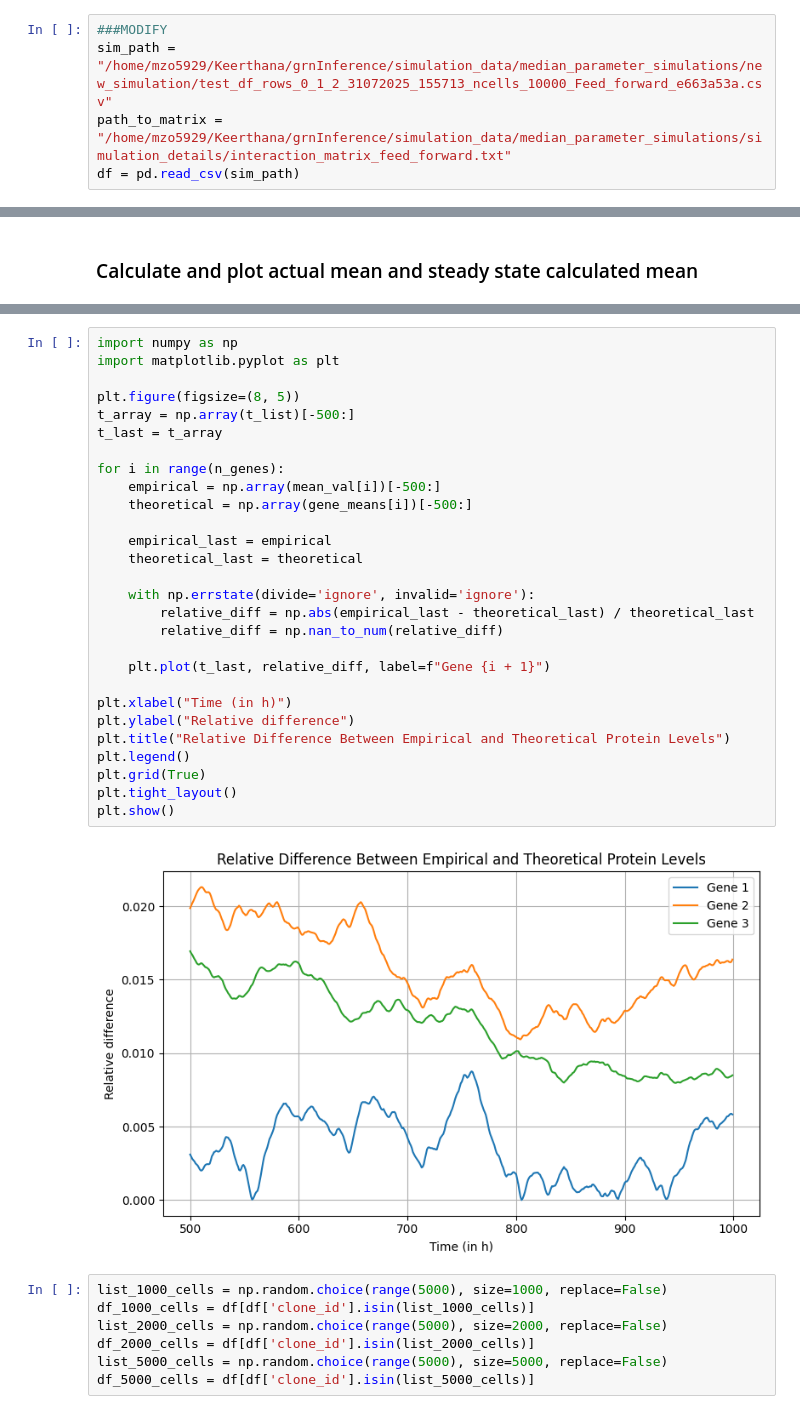
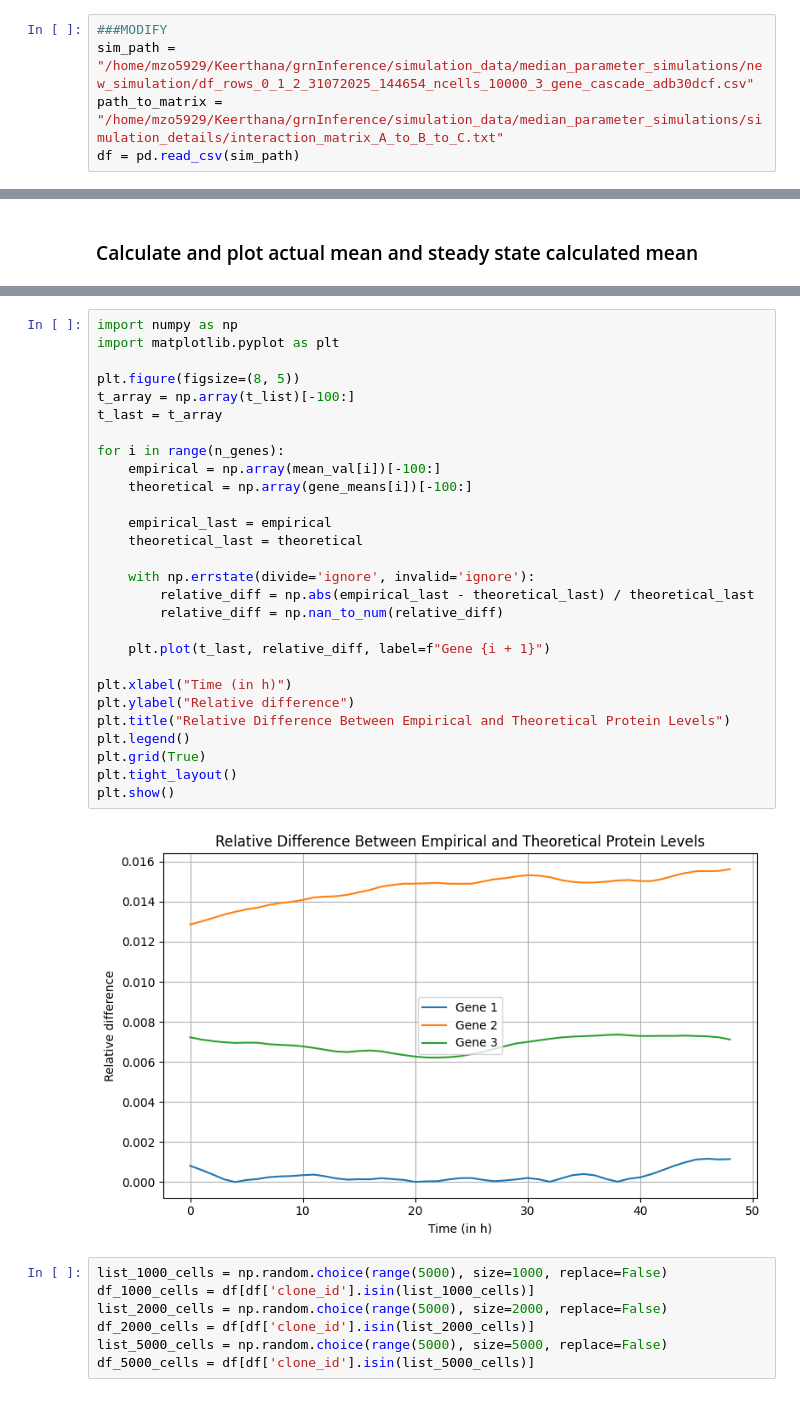
Before and after one commit to Keerthana910234/grnInference, a Jupyter notebook: analysis_code/correlation_calculation/correlation_calculation.ipynb, the cells around one changed output, grey strips where cells are left out. Drawn from its saved outputs; the diff is of its cells as text.

Commit message:
added linear simulation analysis and PIDC calculation in Julia

```diff
--- a/analysis_code/correlation_calculation/correlation_calculation.ipynb
+++ b/analysis_code/correlation_calculation/correlation_calculation.ipynb
@@ -384,8 +384,8 @@ def get_cross_correlations(df, time_points, genes):
 ### Modify the path to simulation, interaction matrix
 # %%
 ###MODIFY
-sim_path = "/home/mzo5929/Keerthana/grnInference/simulation_data/median_parameter_simulations/new_simulation/test_df_rows_0_1_2_31072025_155713_ncells_10000_Feed_forward_e663a53a.csv"
-path_to_matrix = "/home/mzo5929/Keerthana/grnInference/simulation_data/median_parameter_simulations/simulation_details/interaction_matrix_feed_forward.txt"
+sim_path = "/home/mzo5929/Keerthana/grnInference/simulation_data/median_parameter_simulations/new_simulation/df_rows_0_1_2_31072025_144654_ncells_10000_3_gene_cascade_adb30dcf.csv"
+path_to_matrix = "/home/mzo5929/Keerthana/grnInference/simulation_data/median_parameter_simulations/simulation_details/interaction_matrix_A_to_B_to_C.txt"
 df = pd.read_csv(sim_path)
 # %%
 # param_index = "0_1_2"
@@ -432,33 +428,33 @@ plt.show()
 # %%
 import numpy as np
 import matplotlib.pyplot as plt
 
 plt.figure(figsize=(8, 5))
-t_array = np.array(t_list)[-500:]
+t_array = np.array(t_list)[-100:]
 t_last = t_array
 
 for i in range(n_genes):
-    empirical = np.array(mean_val[i])[-500:]
-    theoretical = np.array(gene_means[i])[-500:]
+    empirical = np.array(mean_val[i])[-100:]
+    theoretical = np.array(gene_means[i])[-100:]
 
     empirical_last = empirical
     theoretical_last = theoretical
 
     with np.errstate(divide='ignore', invalid='ignore'):
         relative_diff = np.abs(empirical_last - theoretical_last) / theoretical_last
         relative_diff = np.nan_to_num(relative_diff)
 
     plt.plot(t_last, relative_diff, label=f"Gene {i + 1}")
 
 plt.xlabel("Time (in h)")
 plt.ylabel("Relative difference")
 plt.title("Relative Difference Between Empirical and Theoretical Protein Levels")
 plt.legend()
 plt.grid(True)
 plt.tight_layout()
 plt.show()
 # %% [output]
-[figure, old version]
+[figure, new version]
 # %%
 list_1000_cells = np.random.choice(range(5000), size=1000, replace=False)
 df_1000_cells = df[df['clone_id'].isin(list_1000_cells)]
```
Also changed, not shown: parts of 6 cells of this notebook, 11 other files.
